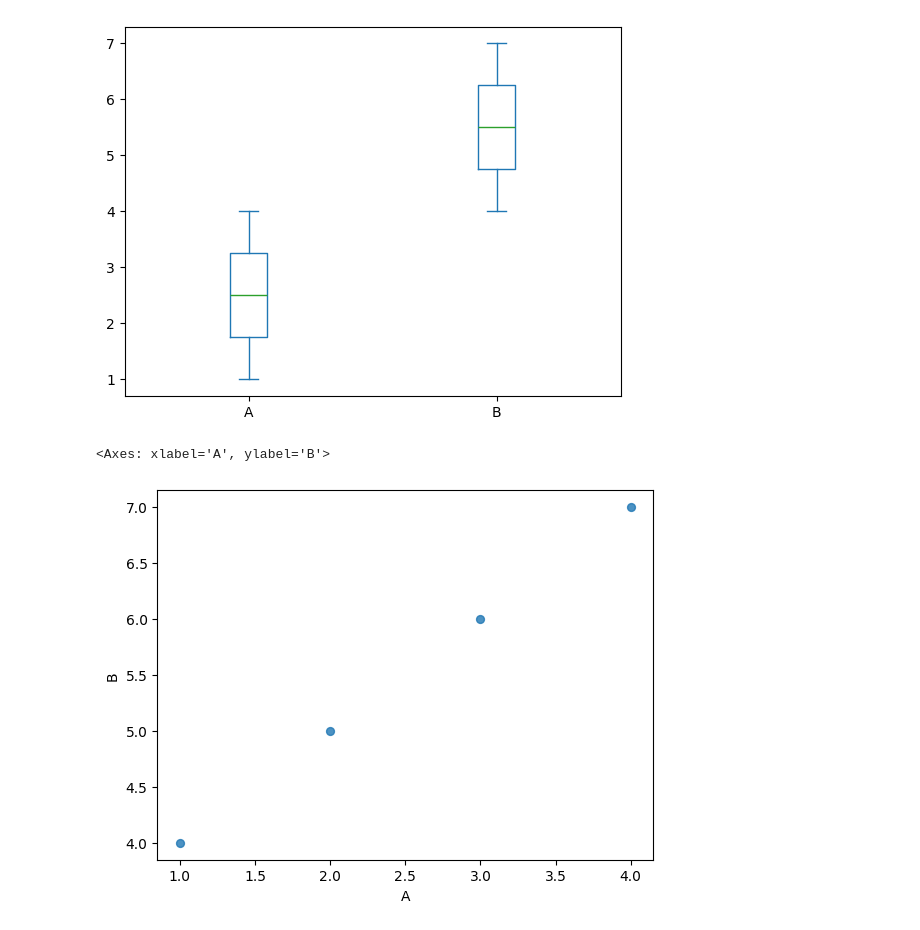
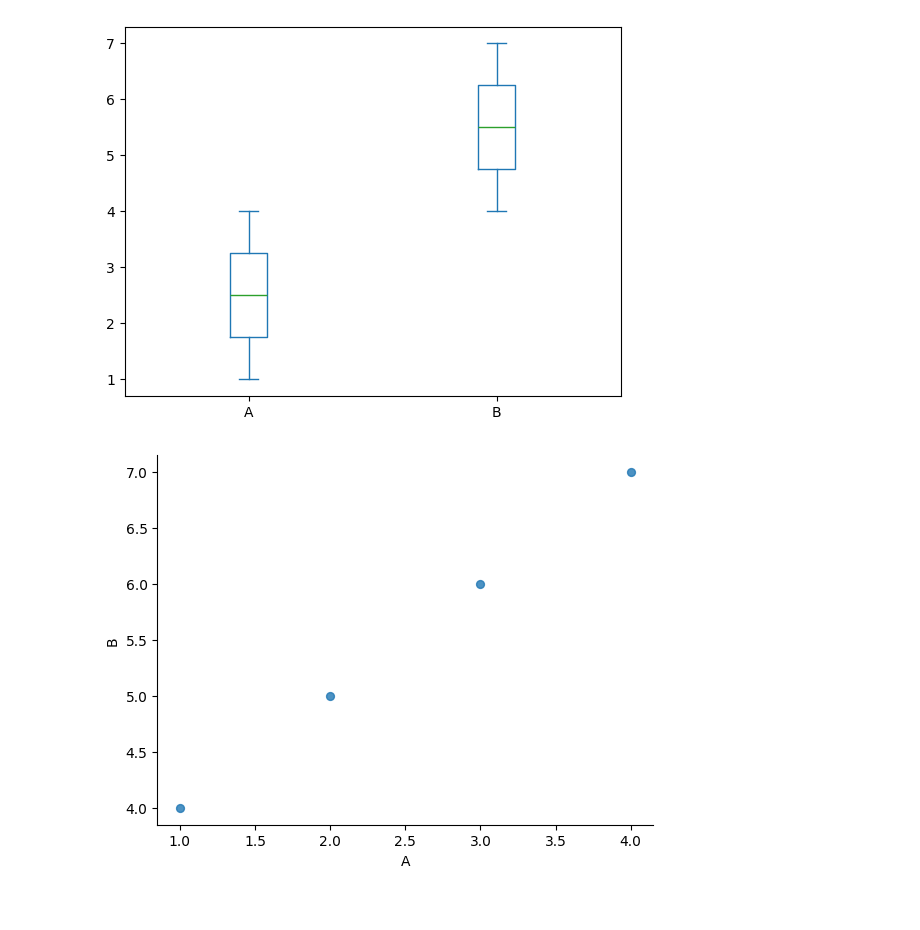
Before and after one commit to rajkonkret/analiza_danych_9_09_2026, a Jupyter notebook: analiza_danych_9_09_2026_zad2.ipynb, the cells around one changed output. Cells and saved outputs as stored; diff of their text form; code cells hidden in the pictures.

```diff
--- a/analiza_danych_9_09_2026_zad2.ipynb
+++ b/analiza_danych_9_09_2026_zad2.ipynb
@@ -1966,6 +1966,6 @@ df.plot.box()
 [figure]
 # %%
 df.plot(kind="scatter", x="A", y="B", s=32, alpha=.8)
+plt.gca().spines[['top', 'right', ]].set_visible(False)
 # %% [output]
-<Axes: xlabel='A', ylabel='B'>
-[figure, old version]
+[figure, new version]
```
